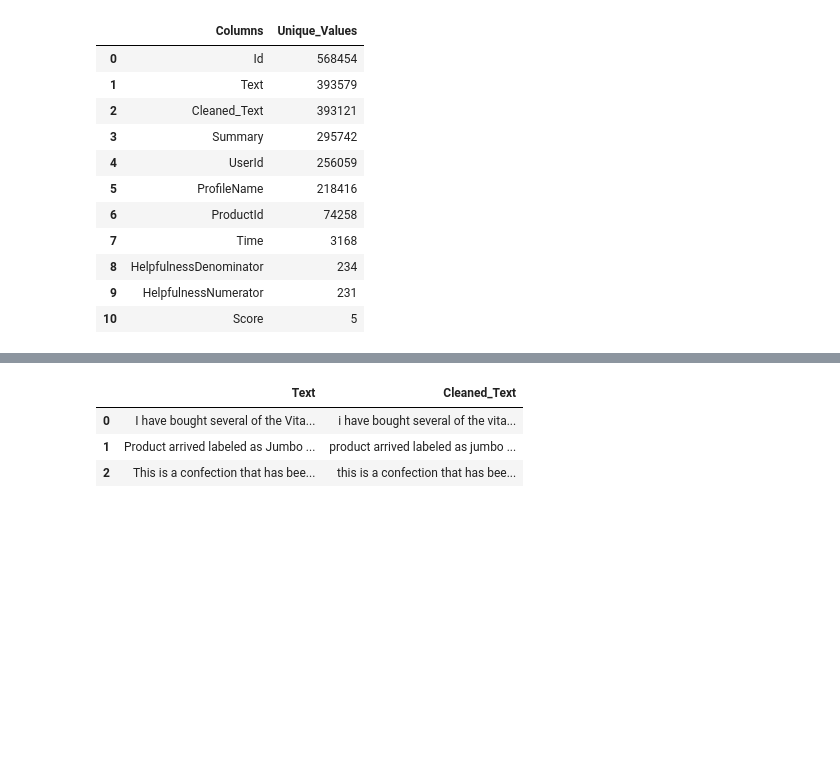
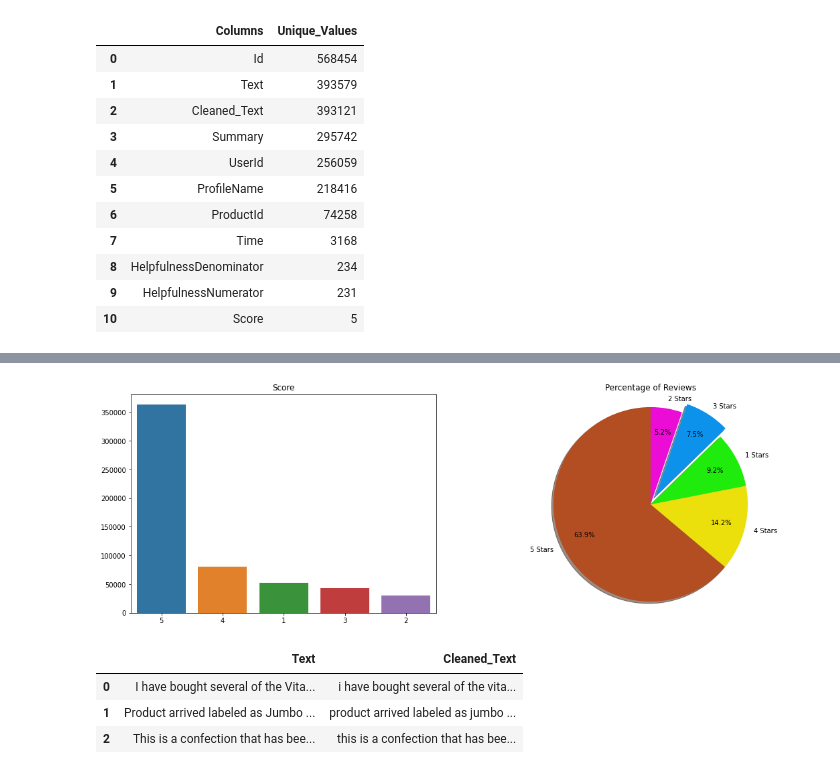
Before and after one commit to ilovedata6/Sentiment-Analysis, a Jupyter notebook: analysis.ipynb, the cells around one changed output, grey strips where cells are left out. Saved outputs shown, nothing was run; the diff lists cells and outputs as text; code cells hidden in the pictures; blank space fills up the shorter version.

```diff
--- a/analysis.ipynb
+++ b/analysis.ipynb
@@ -134,3 +101,26 @@ def columns_summary(df,col):
+# %%
+colors = ['#B34D22','#EBE00C','#1FEB0C','#0C92EB','#EB0CD5']
+def col_summary(df,col):
+        a=[]
+        for i in df['Score'].value_counts().index:
+                a.append(str(i) + ' Stars')
+        fig,axs =plt.subplots(1,2,figsize=(18,6))
+        sns.barplot(y=df[col].value_counts().values.tolist(),
+                        x=[str(i) for i in df[col].value_counts().index],
+                        ax=axs[0])
+        axs[0].set_title(col)
+        plt.pie(df[col].value_counts().values,
+                labels=a,
+                colors=colors,
+                autopct='%1.1f%%',
+                shadow=True,
+                startangle=90,
+                explode=(0,0,0,0.1,0),
+                pctdistance=0.75,
+                normalize=True)
+        axs[1].set_title('Percentage of Reviews')
+        plt.axis('equal')
+        plt.show()
 # %%
-columns_summary(df,'Score')
+col_summary(df,'Score')
 # %% [output]
@@ -138,3 +127,4 @@ columns_summary(df,'Score')
+[figure, added]
 # %%
 df[['Text','Cleaned_Text']].head(3)
 # %% [output]
```
Also changed, not shown: parts of 16 cells of this notebook.
